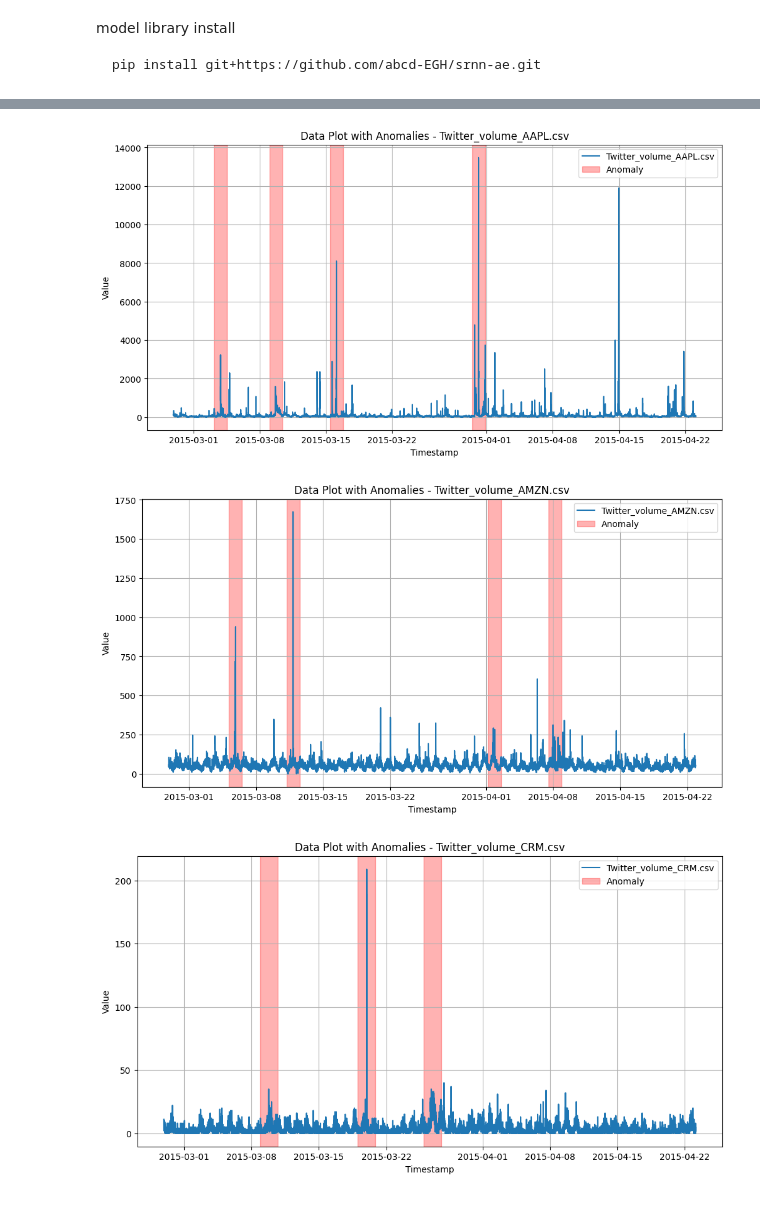
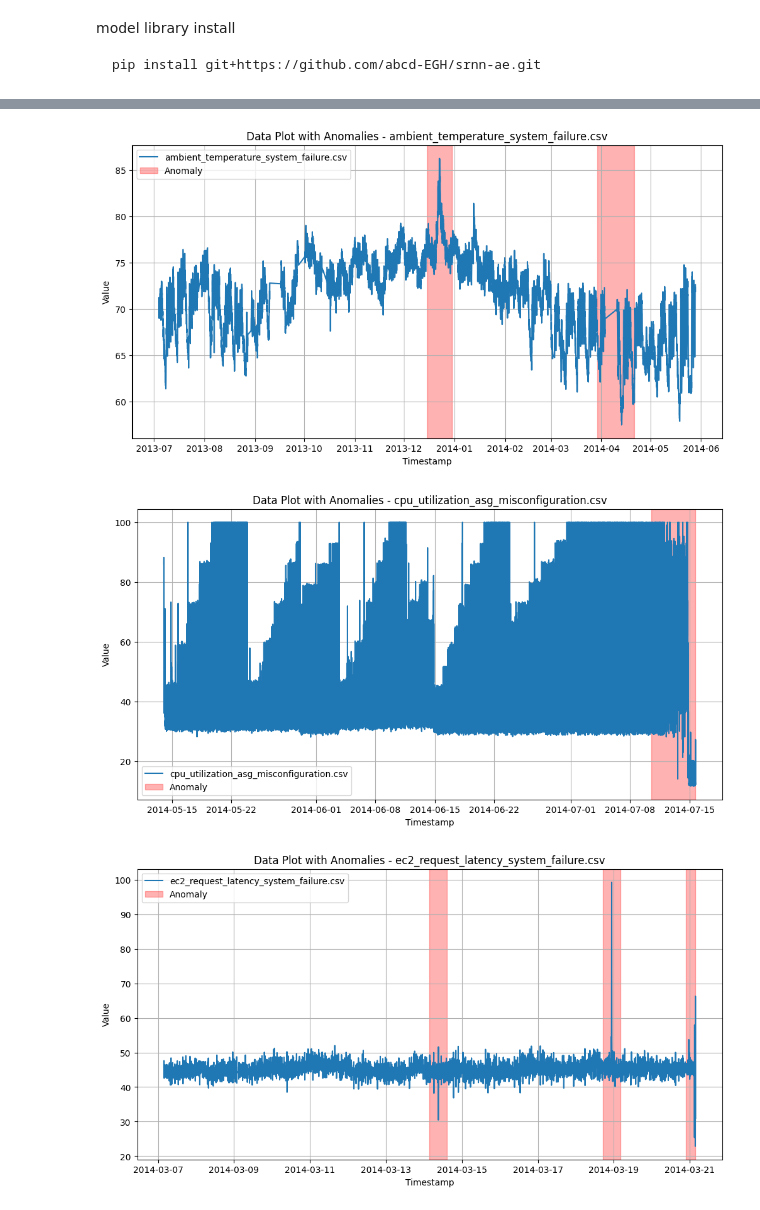
Before and after one commit to abcd-EGH/IEcapstone, a Jupyter notebook: H1_Dynamic_Threshold_without_GARCH.ipynb, the cells around one changed output, grey strips where cells are left out. Saved outputs shown, nothing was run; the diff lists cells and outputs as text; code cells hidden in the pictures.

```diff
--- a/H1_Dynamic_Threshold_without_GARCH.ipynb
+++ b/H1_Dynamic_Threshold_without_GARCH.ipynb
@@ -104,6 +43,6 @@ def prepare_test_data(file_name, window_size=288):
 # %%
 # 학습 데이터 디렉토리 설정
-train_data_dir = './NAB/data/realTweets'
+train_data_dir = './NAB/data/realKnownCause'
 
 # 이상치 라벨 json 파일 경로 설정
 anomaly_label_dir = './NAB/labels/combined_windows.json'
@@ -115,7 +54,7 @@ train_files = [f for f in os.listdir(train_data_dir) if f.endswith('.csv')]
 with open(anomaly_label_dir, 'r') as f:
     anomaly_labels = json.load(f)
 
-max_plot_num = 10  # 최대 몇 개 데이터까지 plot을 만들지
+max_plot_num = 30  # 최대 몇 개 데이터까지 plot을 만들지
 if len(train_files) > max_plot_num:
     train_files = train_files[:max_plot_num]
 
@@ -126,33 +65,33 @@ for train_file in train_files:
 
     # 타임스탬프를 datetime 형식으로 변환
     df_train['timestamp'] = pd.to_datetime(df_train['timestamp'])
     df_train.set_index('timestamp', inplace=True)
 
     # 해당 파일의 이상치 라벨 가져오기
     # anomaly_labels의 키와 현재 파일 이름을 정확히 매칭
     # 파일의 상위 디렉토리 이름을 포함하여 상대 경로 생성
     dataset_name = os.path.basename(train_data_dir)  # 'realAWSCloudwatch'
     relative_path = f'{dataset_name}/{train_file}'
 
     anomaly_windows = anomaly_labels.get(relative_path, [])
 
     # 학습 데이터 시각화
     plt.figure(figsize=(12, 6))
     plt.plot(df_train.index, df_train['value'], label=train_file)
 
     # 이상치 구간에 대해 영역 표시
     for idx, window in enumerate(anomaly_windows):
         start_time = pd.to_datetime(window[0])
         end_time = pd.to_datetime(window[1])
         plt.axvspan(start_time, end_time, color='red', alpha=0.3, label='Anomaly' if idx == 0 else "")
 
     plt.xlabel('Timestamp')
     plt.ylabel('Value')
     plt.title(f'Data Plot with Anomalies - {train_file}')
     plt.legend()
     plt.grid(True)
     plt.show()
 # %% [output]
-[figure, old version]
+[figure, new version]
-[figure, old version]
+[figure, new version]
-[figure, old version]
+[figure, new version]
```
Also changed, not shown: parts of 19 cells of this notebook, 11 other files.
